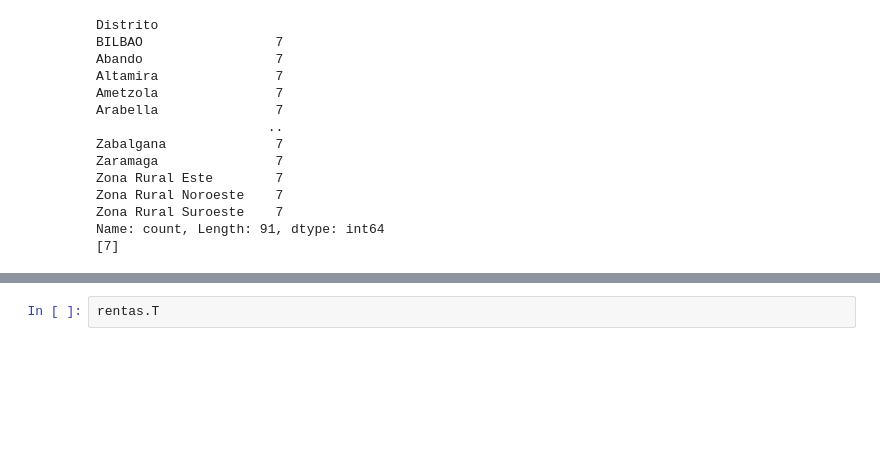
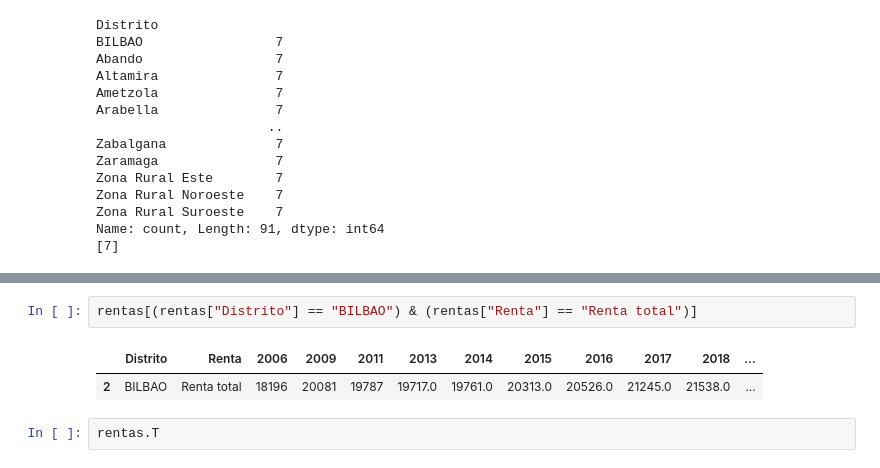
Before and after one commit to PacoFletcher/EDA, a Jupyter notebook: Rentas distritos Bilbao.ipynb, the cells around one changed output, grey strips where cells are left out. Cells and saved outputs as stored; diff of their text form; blank space fills up the shorter version.

```diff
--- a/Rentas distritos Bilbao.ipynb
+++ b/Rentas distritos Bilbao.ipynb
@@ -313,3 +313,8 @@ rentas[(rentas["Distrito"] == "BILBAO") & (rentas["Renta"] == "Renta total")]
+# %%
+rentas[(rentas["Distrito"] == "BILBAO") & (rentas["Renta"] == "Renta total")]
+# %% [output]
+|  | Distrito | Renta | 2006 | 2009 | 2011 | 2013 | 2014 | 2015 | 2016 | 2017 | 2018 | ... |
+| 2 | BILBAO | Renta total | 18196 | 20081 | 19787 | 19717.0 | 19761.0 | 20313.0 | 20526.0 | 21245.0 | 21538.0 | ... |
 # %%
 rentas.T
 # %% [output]
```
Also changed, not shown: parts of 6 cells of this notebook.
